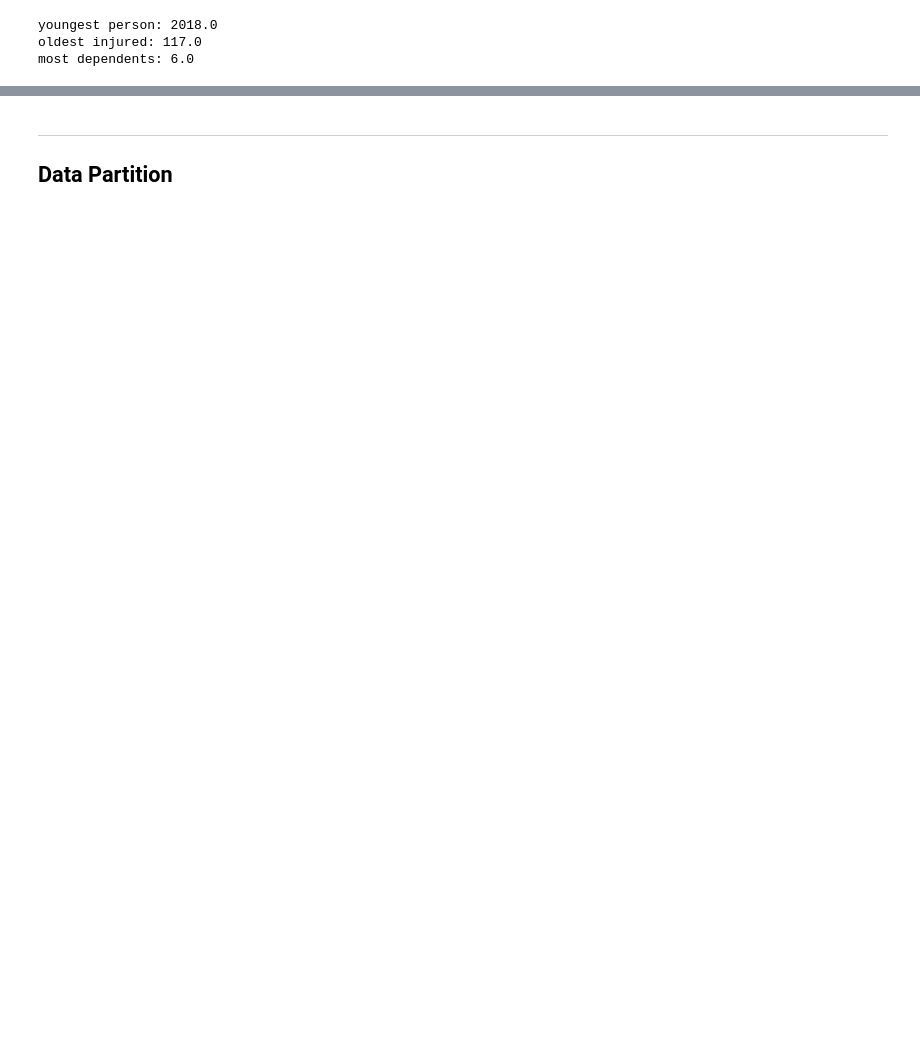
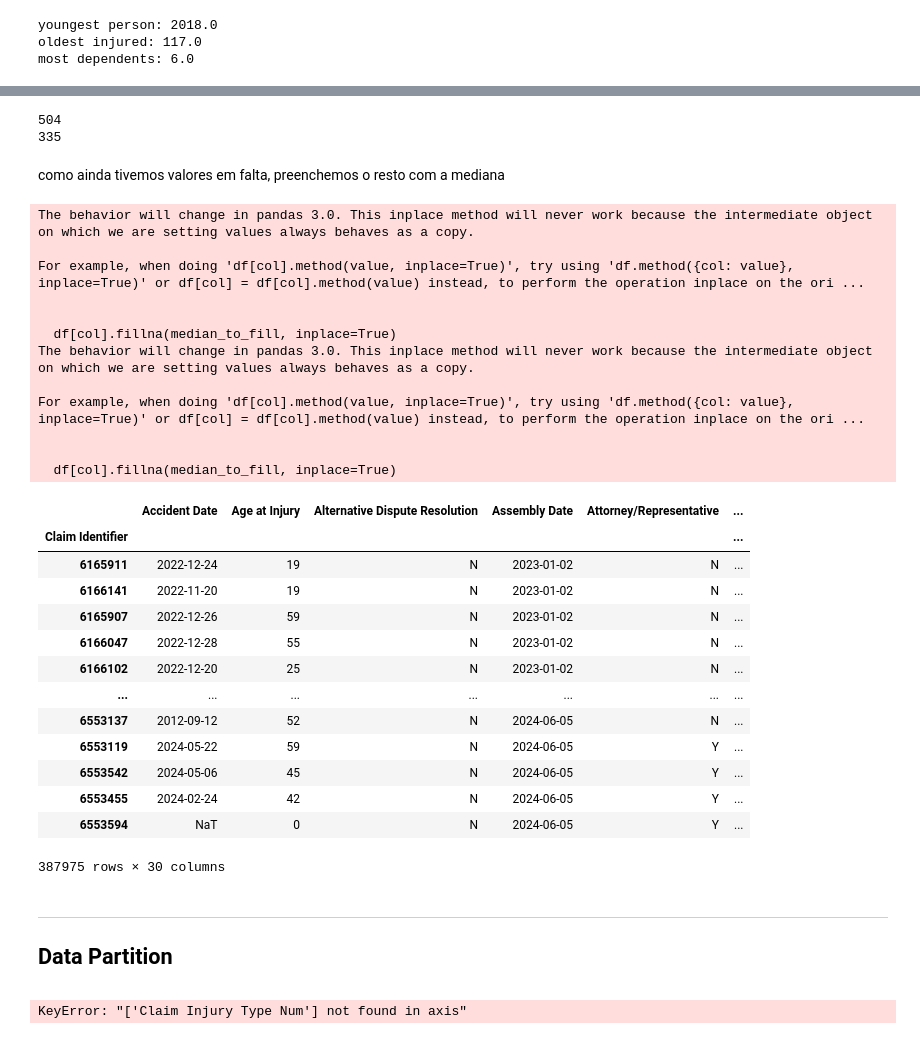
Before and after one commit to RLopes2327/Group17_ML2425, a Jupyter notebook: Project_Current.ipynb, the cells around one changed output, grey strips where cells are left out. Drawn from its saved outputs; the diff is of its cells as text; code cells hidden in the pictures; blank space fills up the shorter version.

```diff
--- a/Project_Current.ipynb
+++ b/Project_Current.ipynb
@@ -487,0 +610,3 @@ for ax in axes.flatten()[len(object_columns_2):]:
+# %%
+train['Birth Year'].replace(0, np.nan, inplace=True)
+test['Birth Year'].replace(0, np.nan, inplace=True)
@@ -488,3 +626,49 @@ for ax in axes.flatten()[len(object_columns_2):]:
+# %%
+train['Accident Year'] = train['Accident Date'].dt.year
+train['Birth_Year_2'] = train['Accident Year'] - train['Age at Injury']
+train['Birth Year'] = train['Birth Year'].fillna(train['Birth_Year_2'])
+
+test['Accident Year'] = test['Accident Date'].dt.year
+test['Birth_Year_2'] = test['Accident Year'] - test['Age at Injury']
+test['Birth Year'] = test['Birth Year'].fillna(test['Birth_Year_2'])
+
+print(train['Birth Year'].isna().sum())
+print(test['Birth Year'].isna().sum())
+# %% [output]
+504
+335
+# %% [markdown]
+como ainda tivemos valores em falta, preenchemos o resto com a mediana
+# %%
+NaN_median(train, ['Birth Year'])
+NaN_median(test, ['Birth Year'])
+# %% [output]
+The behavior will change in pandas 3.0. This inplace method will never work because the intermediate object on which we are setting values always behaves as a copy.
+
+For example, when doing 'df[col].method(value, inplace=True)', try using 'df.method({col: value}, inplace=True)' or df[col] = df[col].method(value) instead, to perform the operation inplace on the ori ...
+
+
+  df[col].fillna(median_to_fill, inplace=True)
+The behavior will change in pandas 3.0. This inplace method will never work because the intermediate object on which we are setting values always behaves as a copy.
+
+For example, when doing 'df[col].method(value, inplace=True)', try using 'df.method({col: value}, inplace=True)' or df[col] = df[col].method(value) instead, to perform the operation inplace on the ori ...
+
+
+  df[col].fillna(median_to_fill, inplace=True)
+|  | Accident Date | Age at Injury | Alternative Dispute Resolution | Assembly Date | Attorney/Representative | ... |
+| Claim Identifier |  |  |  |  |  | ... |
+| 6165911 | 2022-12-24 | 19 | N | 2023-01-02 | N | ... |
+| 6166141 | 2022-11-20 | 19 | N | 2023-01-02 | N | ... |
+| 6165907 | 2022-12-26 | 59 | N | 2023-01-02 | N | ... |
+| 6166047 | 2022-12-28 | 55 | N | 2023-01-02 | N | ... |
+| 6166102 | 2022-12-20 | 25 | N | 2023-01-02 | N | ... |
+| ... | ... | ... | ... | ... | ... | ... |
+| 6553137 | 2012-09-12 | 52 | N | 2024-06-05 | N | ... |
+| 6553119 | 2024-05-22 | 59 | N | 2024-06-05 | Y | ... |
+| 6553542 | 2024-05-06 | 45 | N | 2024-06-05 | Y | ... |
+| 6553455 | 2024-02-24 | 42 | N | 2024-06-05 | Y | ... |
+| 6553594 | NaT | 0 | N | 2024-06-05 | Y | ... |
+387975 rows × 30 columns
 # %% [markdown]
 <hr>
 <a class="anchor" id="datapartition">
@@ -493,8 +677,10 @@ for ax in axes.flatten()[len(object_columns_2):]:
 
 </a>
 # %%
-X = train.drop(['Claim Injury Type' ,'Claim Injury Type_float'], axis = 1)
-y = train['Claim Injury Type_float']
+X = train.drop(['Claim Injury Type' ,'Claim Injury Type Num'], axis = 1)
+y = train['Claim Injury Type Num']
+# %% [output]
+KeyError: "['Claim Injury Type Num'] not found in axis"
 # %%
 X_train, X_val, y_train, y_val = train_test_split(X,y, test_size = 0.3,
                                                   random_state = 0,
```
Also changed, not shown: parts of 65 cells of this notebook.
